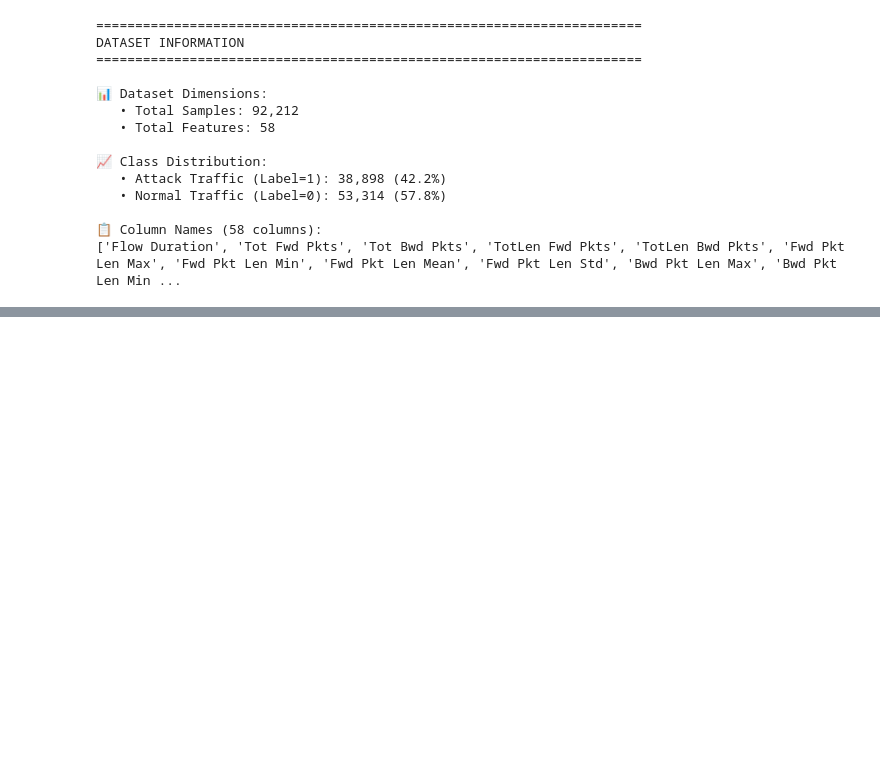
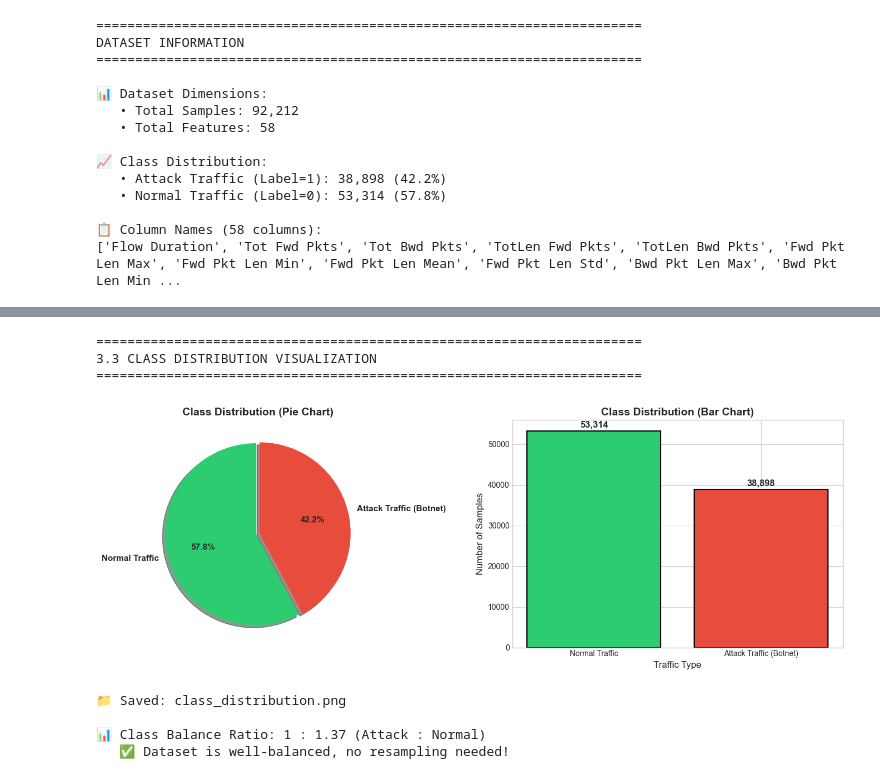
Before and after one commit to zaighumhasaan/ai-crawler-tarpits, a Jupyter notebook: 01_environment_setup.ipynb, the cells around one changed output, grey strips where cells are left out. Drawn from its saved outputs; the diff is of its cells as text; code cells hidden in the pictures; blank space fills up the shorter version.

```diff
--- a/01_environment_setup.ipynb
+++ b/01_environment_setup.ipynb
@@ -208,3 +213,49 @@ else:
 
 ✅ EXCELLENT! No missing values detected in the dataset.
    The CTU-13 dataset is complete and ready for modeling.
+# %%
+# class distribution visualization
+print("\n" + "=" * 70)
+print("3.3 CLASS DISTRIBUTION VISUALIZATION")
+print("=" * 70)
+
+fig, axes = plt.subplots(1, 2, figsize=(14, 5))
+
+# pie chart
+class_counts = df['Label'].value_counts()
+labels = ['Normal Traffic', 'Attack Traffic (Botnet)']
+colors = ['#2ecc71', '#e74c3c']
+explode = (0.02, 0.02)
+
+axes[0].pie(class_counts, labels=labels, colors=colors, explode=explode,
+            autopct='%1.1f%%', startangle=90, shadow=True,
+            textprops={'fontsize': 11, 'fontweight': 'bold'})
+axes[0].set_title('Class Distribution (Pie Chart)', fontsize=14, fontweight='bold')
+
+# bar chart
+bars = axes[1].bar(labels, class_counts.values, color=colors, edgecolor='black', linewidth=1.5)
+axes[1].set_xlabel('Traffic Type', fontsize=12)
+axes[1].set_ylabel('Number of Samples', fontsize=12)
+axes[1].set_title('Class Distribution (Bar Chart)', fontsize=14, fontweight='bold')
+
+# add value labels on bars
+for bar, count in zip(bars, class_counts.values):
+    axes[1].text(bar.get_x() + bar.get_width()/2, bar.get_height() + 500,
+                 f'{count:,}', ha='center', va='bottom', fontsize=12, fontweight='bold')
+
+plt.tight_layout()
+plt.savefig('class_distribution.png', dpi=300, bbox_inches='tight')
+plt.show()
+print("\n📁 Saved: class_distribution.png")
+
+print(f"\n📊 Class Balance Ratio: 1 : {class_counts[0]/class_counts[1]:.2f} (Attack : Normal)")
+print("   ✅ Dataset is well-balanced, no resampling needed!")
+# %% [output]
+======================================================================
+3.3 CLASS DISTRIBUTION VISUALIZATION
+======================================================================
+[figure, added]
+📁 Saved: class_distribution.png
+
+📊 Class Balance Ratio: 1 : 1.37 (Attack : Normal)
+   ✅ Dataset is well-balanced, no resampling needed!
```
Also changed, not shown: parts of 5 cells of this notebook, 2 other files.
